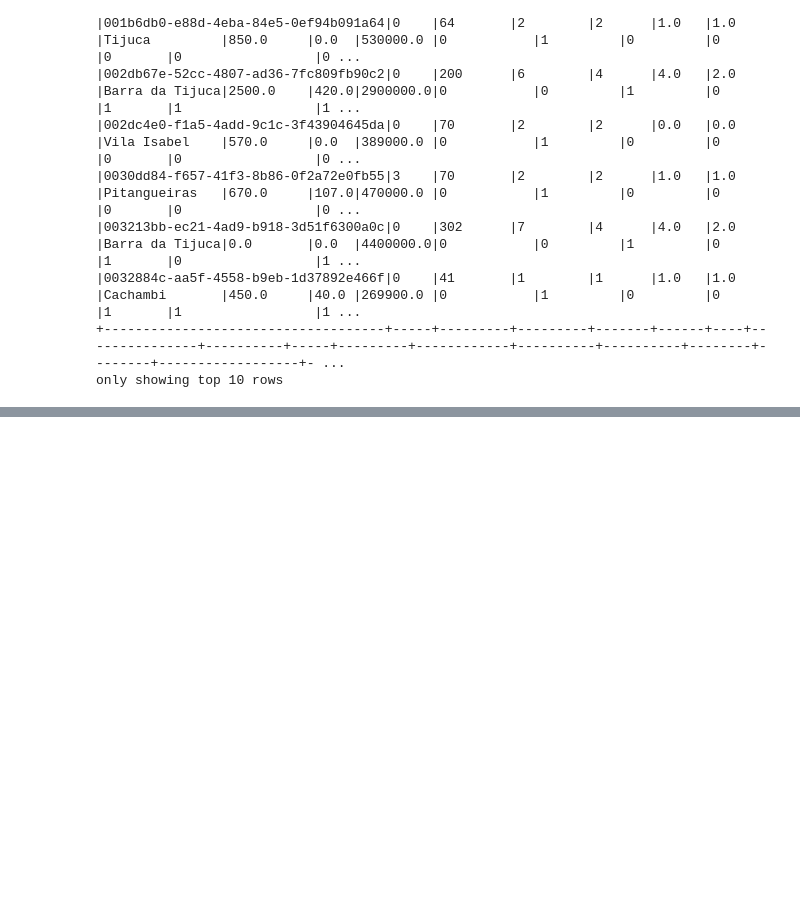
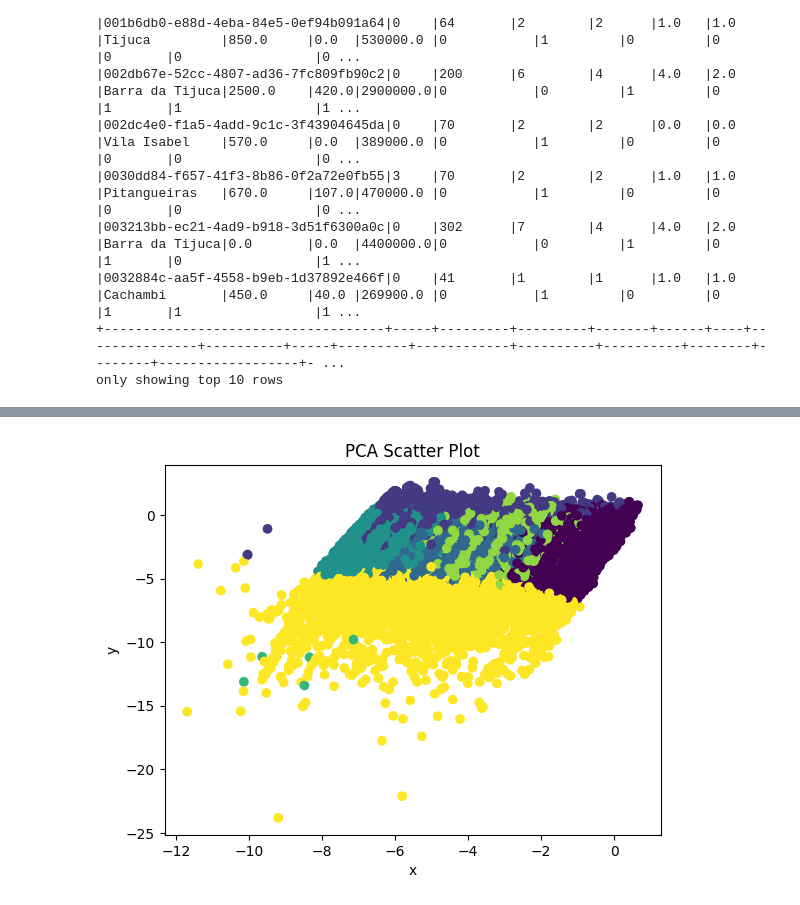
Before and after one commit to HiagoW/Alura-DataScience-Challenge, a Jupyter notebook: week_3/challenge/Challenge 3.ipynb, the cells around one changed output, grey strips where cells are left out. Saved outputs shown, nothing was run; the diff lists cells and outputs as text; code cells hidden in the pictures; blank space fills up the shorter version.

```diff
--- a/week_3/challenge/Challenge 3.ipynb
+++ b/week_3/challenge/Challenge 3.ipynb
@@ -524,0 +574,13 @@ top_df.show()
+# %%
+pca_features_xy = predictions\
+    .withColumn('x', vector_to_array('pca_features')[0])\
+    .withColumn('y', vector_to_array('pca_features')[1])\
+    .select(['x','y','prediction', 'bairro'])\
+    .toPandas()
+plt.scatter(pca_features_xy['x'], pca_features_xy['y'], c=pca_features_xy['prediction'], cmap='viridis')
+plt.xlabel('x')
+plt.ylabel('y')
+plt.title('PCA Scatter Plot')
+plt.show()
+# %% [output]
+[figure, added]
```
Also changed, not shown: parts of 22 cells of this notebook.
